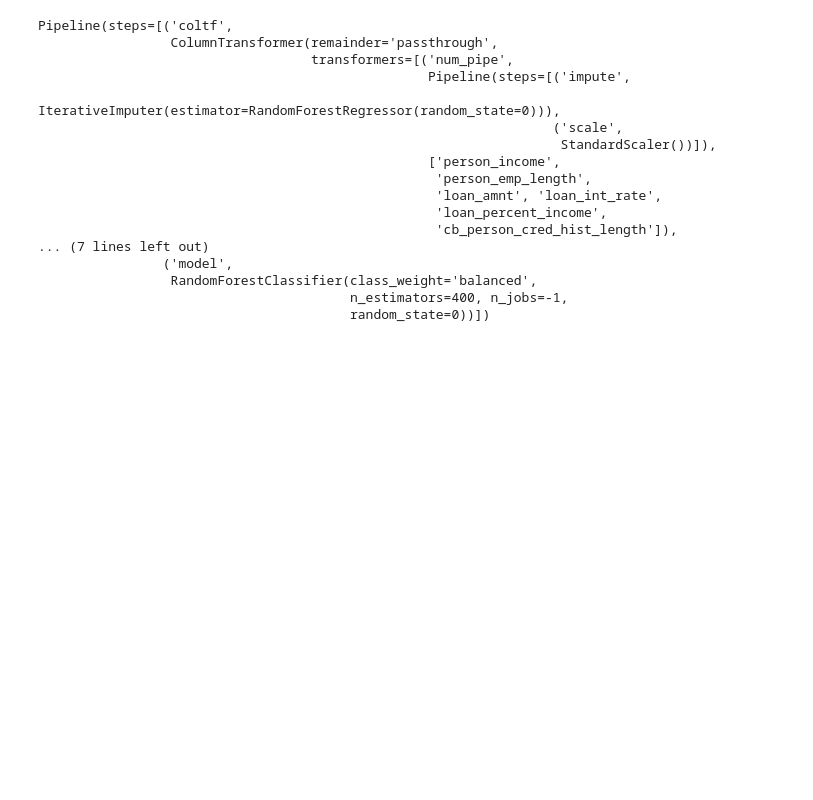
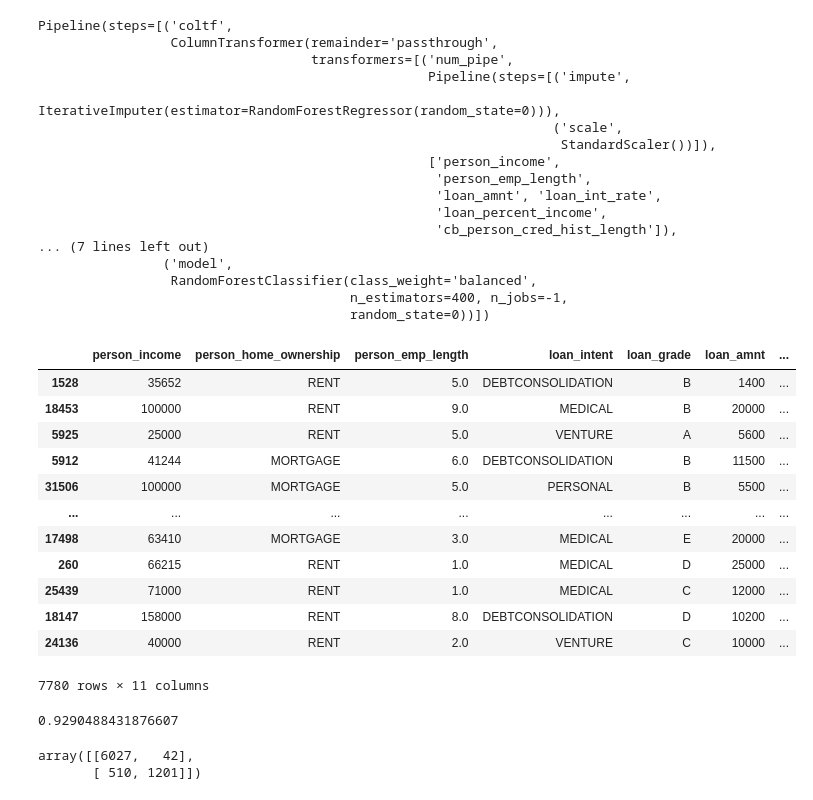
Before and after one commit to lincolnmuriithi11/Credit_Risk_Analysis, a Jupyter notebook: credit_risk.ipynb, the cells around one changed output. Cells and saved outputs as stored; diff of their text form; code cells hidden in the pictures; blank space fills up the shorter version.

```diff
--- a/credit_risk.ipynb
+++ b/credit_risk.ipynb
@@ -522,4 +558,20 @@ Pipeline(steps=[('coltf',
                  RandomForestClassifier(class_weight='balanced',
                                         n_estimators=400, n_jobs=-1,
                                         random_state=0))])
+# %%
+X_validate
+# %% [output]
+|  | person_income | person_home_ownership | person_emp_length | loan_intent | loan_grade | loan_amnt | ... |
+| 1528 | 35652 | RENT | 5.0 | DEBTCONSOLIDATION | B | 1400 | ... |
+| 18453 | 100000 | RENT | 9.0 | MEDICAL | B | 20000 | ... |
+| 5925 | 25000 | RENT | 5.0 | VENTURE | A | 5600 | ... |
+| 5912 | 41244 | MORTGAGE | 6.0 | DEBTCONSOLIDATION | B | 11500 | ... |
+| 31506 | 100000 | MORTGAGE | 5.0 | PERSONAL | B | 5500 | ... |
+| ... | ... | ... | ... | ... | ... | ... | ... |
+| 17498 | 63410 | MORTGAGE | 3.0 | MEDICAL | E | 20000 | ... |
+| 260 | 66215 | RENT | 1.0 | MEDICAL | D | 25000 | ... |
+| 25439 | 71000 | RENT | 1.0 | MEDICAL | C | 12000 | ... |
+| 18147 | 158000 | RENT | 8.0 | DEBTCONSOLIDATION | D | 10200 | ... |
+| 24136 | 40000 | RENT | 2.0 | VENTURE | C | 10000 | ... |
+7780 rows × 11 columns
 # %%
@@ -526,0 +579,9 @@ Pipeline(steps=[('coltf',
+# %%
+be.score(X_validate, y_validate)
+# %% [output]
+0.9290488431876607
+# %%
+confusion_matrix(y_validate, preds)
+# %% [output]
+array([[6027,   42],
+       [ 510, 1201]])
```
Also changed, not shown: parts of 14 cells of this notebook.
